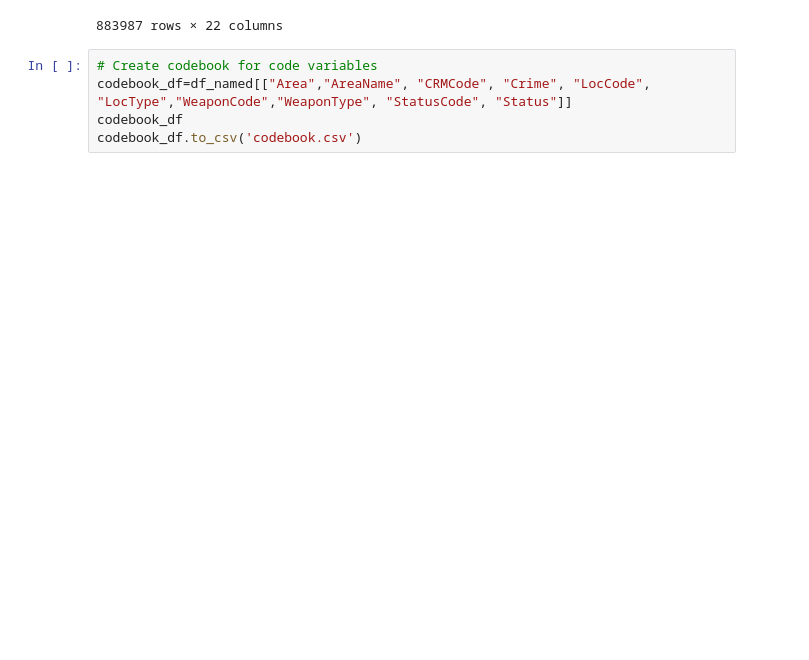
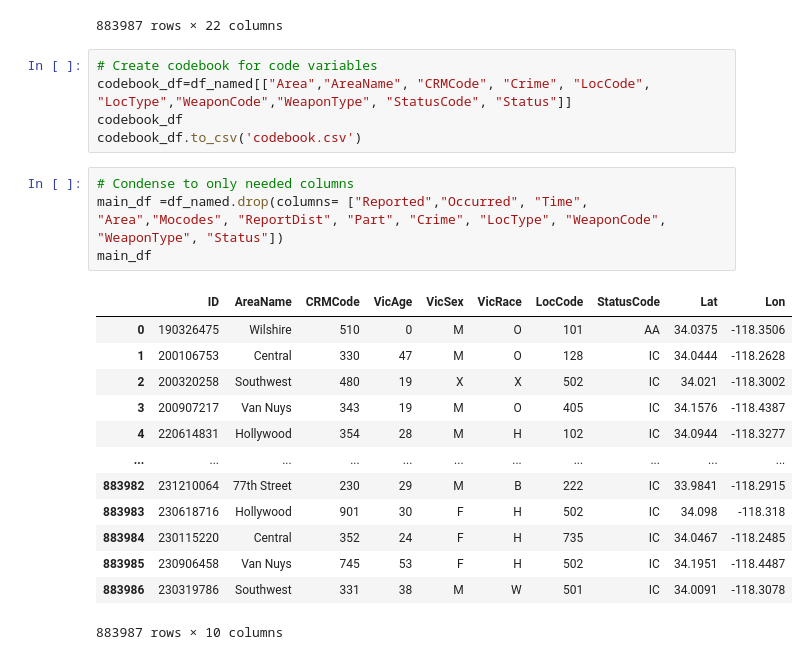
Before and after one commit to drkrenn/GW-Bootcamp-Final-Project, a Jupyter notebook: Data Files/Data Cleaning.ipynb, the cells around one changed output. Saved outputs shown, nothing was run; the diff lists cells and outputs as text; blank space fills up the shorter version.

```diff
--- a/Data Files/Data Cleaning.ipynb
+++ b/Data Files/Data Cleaning.ipynb
@@ -96,3 +96,21 @@ df_named
 codebook_df=df_named[["Area","AreaName", "CRMCode", "Crime", "LocCode", "LocType","WeaponCode","WeaponType", "StatusCode", "Status"]]
 codebook_df
 codebook_df.to_csv('codebook.csv')
+# %%
+# Condense to only needed columns
+main_df =df_named.drop(columns= ["Reported","Occurred", "Time", "Area","Mocodes", "ReportDist", "Part", "Crime", "LocType", "WeaponCode", "WeaponType", "Status"])
+main_df
+# %% [output]
+|  | ID | AreaName | CRMCode | VicAge | VicSex | VicRace | LocCode | StatusCode | Lat | Lon |
+| 0 | 190326475 | Wilshire | 510 | 0 | M | O | 101 | AA | 34.0375 | -118.3506 |
+| 1 | 200106753 | Central | 330 | 47 | M | O | 128 | IC | 34.0444 | -118.2628 |
+| 2 | 200320258 | Southwest | 480 | 19 | X | X | 502 | IC | 34.021 | -118.3002 |
+| 3 | 200907217 | Van Nuys | 343 | 19 | M | O | 405 | IC | 34.1576 | -118.4387 |
+| 4 | 220614831 | Hollywood | 354 | 28 | M | H | 102 | IC | 34.0944 | -118.3277 |
+| ... | ... | ... | ... | ... | ... | ... | ... | ... | ... | ... |
+| 883982 | 231210064 | 77th Street | 230 | 29 | M | B | 222 | IC | 33.9841 | -118.2915 |
+| 883983 | 230618716 | Hollywood | 901 | 30 | F | H | 502 | IC | 34.098 | -118.318 |
+| 883984 | 230115220 | Central | 352 | 24 | F | H | 735 | IC | 34.0467 | -118.2485 |
+| 883985 | 230906458 | Van Nuys | 745 | 53 | F | H | 502 | IC | 34.1951 | -118.4487 |
+| 883986 | 230319786 | Southwest | 331 | 38 | M | W | 501 | IC | 34.0091 | -118.3078 |
+883987 rows × 10 columns
```
Also changed, not shown: parts of 11 cells of this notebook, 1 other file.
